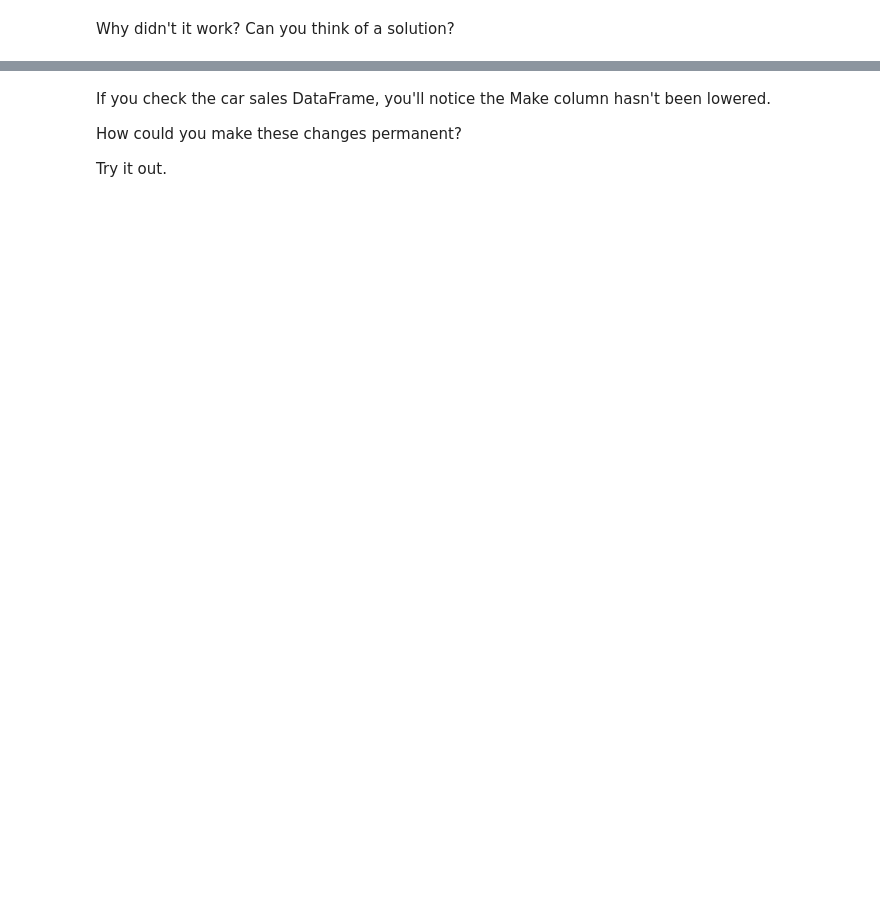
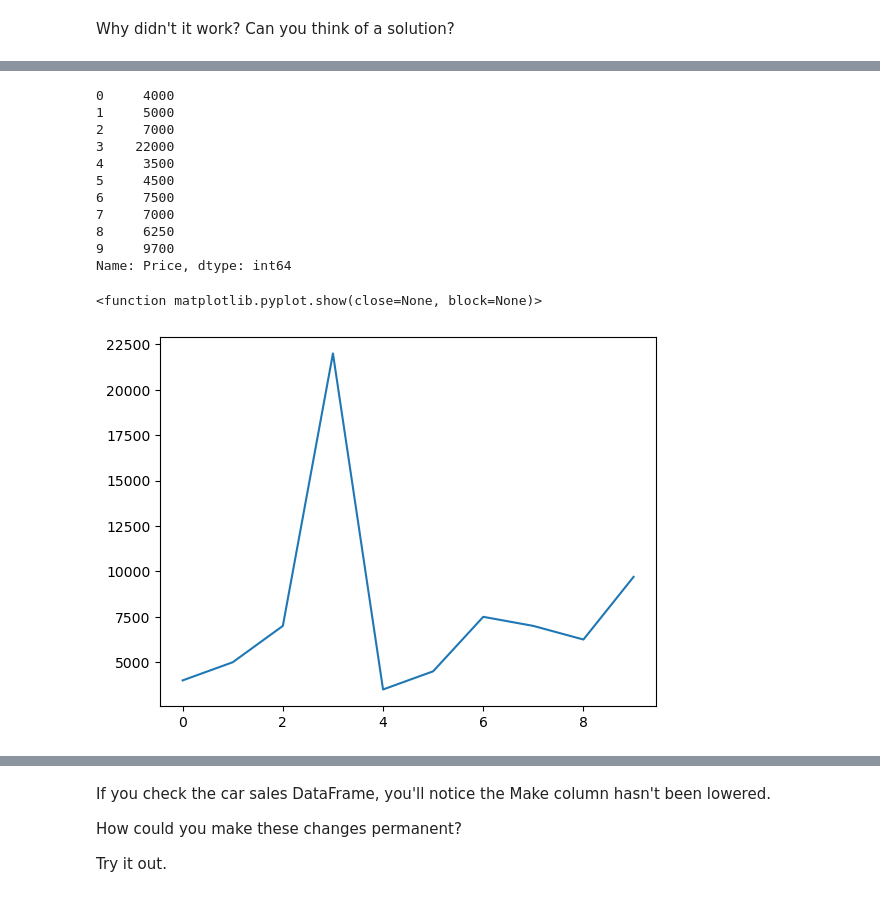
Before and after one commit to JINUSbj1/JJ, a Jupyter notebook: pandas-exercises.ipynb, the cells around one changed output, grey strips where cells are left out. Cells and saved outputs as stored; diff of their text form; code cells hidden in the pictures; blank space fills up the shorter version.

```diff
--- a/pandas-exercises.ipynb
+++ b/pandas-exercises.ipynb
@@ -259,8 +320,10 @@ y.hist()
 [figure]
 # %%
 # Try to plot the Price column using plot()
-pp= g['Price']
-print(pp)
-pp.plot()
-plt.show()
+#pp= g['Price']
+#print(pp)
+#ppp = g['Price'].replace({'\$': '', ',': ''}, regex=True)
+#print(ppp)
+g["Price"]=g["Price"].str.replace("[\$\,\.]","")
+g
 # %% [output]
@@ -280,4 +342,6 @@ TypeError: no numeric data to plot
 Why didn't it work? Can you think of a solution?
 # %%
 # Remove the punctuation from price column
+g["Price"]=g["Price"].str.replace("[\$\,\.]","")
+g
 # %% [output]
@@ -287,4 +374,6 @@ clean_comment
 # %%
 # Remove the two extra zeros at the end of the price column
+#g["Price"].str[0:2]    value to be displayed from 0th to 2nd position
+g["Price"]=g["Price"].str[:-2]   # remove last two digits
 # %%
 # Check the changes to the Price column
@@ -291,4 +393,22 @@ clean_comment
 # %%
 # Change the datatype of the Price column to integers
+tt=g["Price"].astype(int)
+print(tt)
+tt.plot()
+plt.show
+# %% [output]
+0     4000
+1     5000
+2     7000
+3    22000
+4     3500
+5     4500
+6     7500
+7     7000
+8     6250
+9     9700
+Name: Price, dtype: int64
+<function matplotlib.pyplot.show(close=None, block=None)>
+[figure, added]
 # %%
 # Lower the strings of the Make column
```
Also changed, not shown: parts of 37 cells of this notebook, 2 other files.
